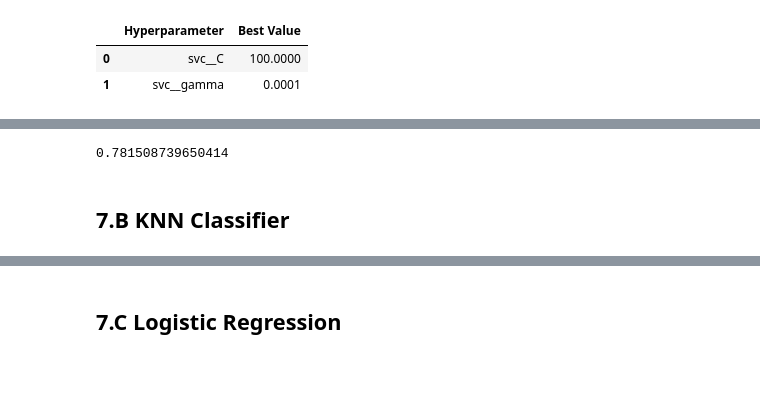
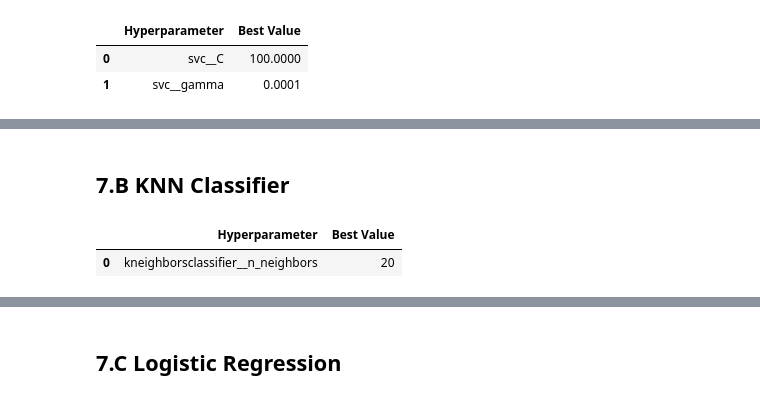
Before and after one commit to SearParsley/cs4320-spaceship-titanic-project, a Jupyter notebook: checkpoints/presentation.ipynb, the cells around one changed output, grey strips where cells are left out. Cells and saved outputs as stored; diff of their text form; code cells hidden in the pictures; blank space fills up the shorter version.

```diff
--- a/checkpoints/presentation.ipynb
+++ b/checkpoints/presentation.ipynb
@@ -282,10 +316,6 @@ def mean_std_cross_val_scores(model, X_train, y_train, **kwargs):
 # %%
-param_grid = [
-  {'svc__C': [1, 10, 100, 1000], 'svc__kernel': ['linear']},
-]
-
 grid_search = GridSearchCV(
-    estimator=make_pipeline(ct, SVC()),
+    estimator=make_pipeline(ct, SVC(kernel='rbf')),
     param_grid={'svc__C': [0.01, 0.1, 1, 10, 100, 1000], 'svc__gamma': [0.0001, 0.001, 0.01, 0.1, 1, 10, 100]},
     cv=2,
     scoring='accuracy',
@@ -319,4 +344,0 @@ y_pred = SVC_c10_model.predict(X_test)
-# %%
-accuracy_score(y_test, y_pred) if DEBUG else None
-# %% [output]
-0.781508739650414
@@ -328,3 +345,17 @@ sub.to_csv("../predictions/svc10.csv")
 # %% [markdown]
 ## 7.B KNN Classifier
+# %%
+grid_search = GridSearchCV(
+    estimator=make_pipeline(ct, KNeighborsClassifier()),
+    param_grid={'kneighborsclassifier__n_neighbors': [1, 3, 5, 8, 10, 15, 20, 25]},
+    cv=2,
+    scoring='accuracy',
+    n_jobs=-1
+)
+
+grid_search.fit(X_train, y_train) if COMPARING_MODELS else None
+pd.DataFrame(list(grid_search.best_params_.items()), columns=['Hyperparameter', 'Best Value']) if COMPARING_MODELS else None
+# %% [output]
+|  | Hyperparameter | Best Value |
+| 0 | kneighborsclassifier__n_neighbors | 20 |
 # %%
```
Also changed, not shown: parts of 22 cells of this notebook.
